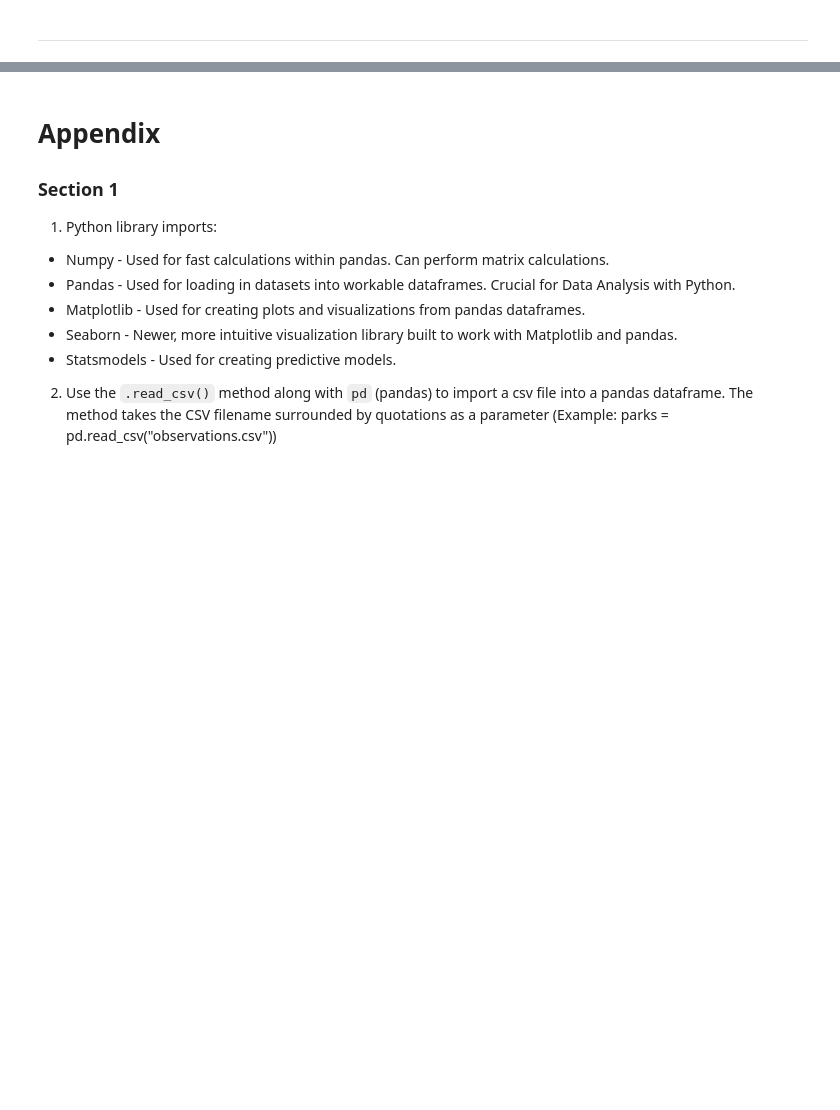
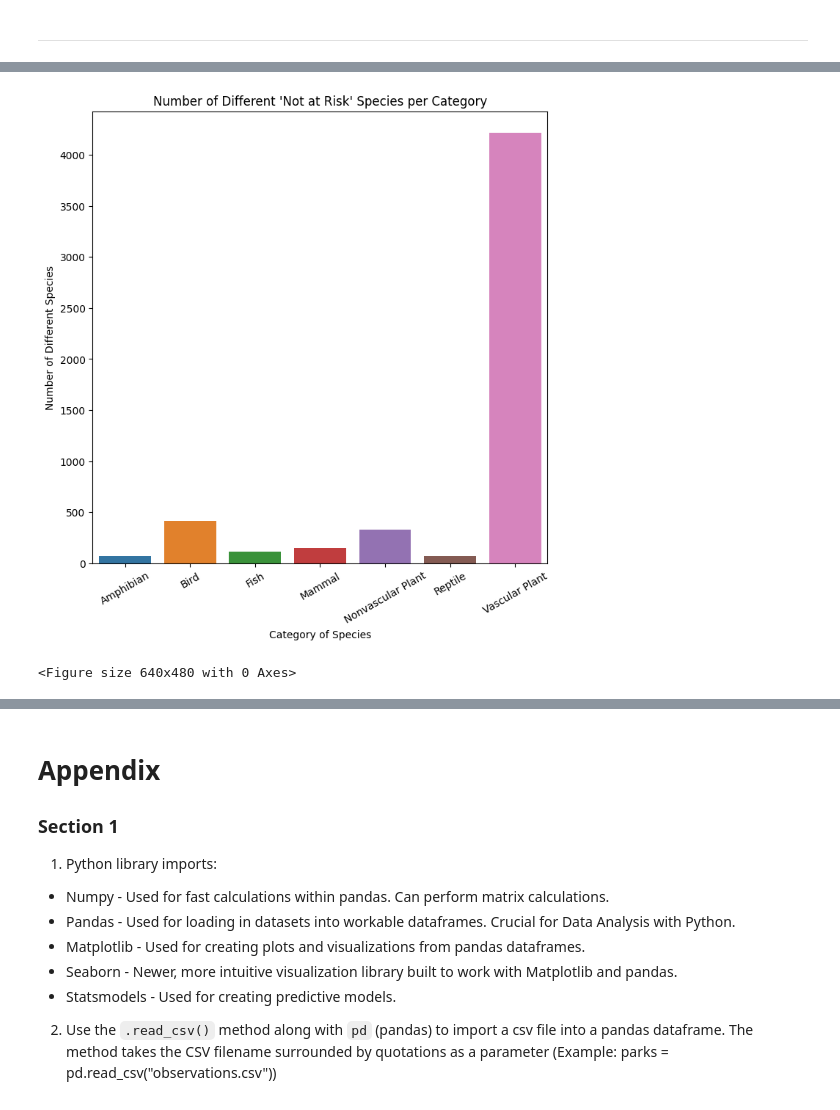
Before and after one commit to bsandma1/Biodiversity_Analysis, a Jupyter notebook: Biodiversity_Analysis.ipynb, the cells around one changed output, grey strips where cells are left out. Saved outputs shown, nothing was run; the diff lists cells and outputs as text; code cells hidden in the pictures; blank space fills up the shorter version.

```diff
--- a/Biodiversity_Analysis.ipynb
+++ b/Biodiversity_Analysis.ipynb
@@ -860,0 +934,24 @@ This is just a tiny example of why cleaning data is incredibly important, but th
+# %%
+# 40
+
+# Dataframe with 'Not at Risk' included
+category_nar_df = pk_sp_nar_included[['scientific_name', 'park_name', 'category', 'conservation_status']]
+
+# Have to drop duplicates or each scientific name will be counted 4 times each
+nar_category_status_species = category_nar_df.drop_duplicates(subset=['scientific_name'])
+
+nar_category_status_species = nar_category_status_species.groupby(['category', 'conservation_status']).scientific_name.count().reset_index()
+
+plt.figure(figsize=(8, 8))
+sns.barplot(data=nar_category_status_species, x='category', y='scientific_name')
+ax = plt.subplot()
+ax.set_xticks(range(len(nar_category_status_species.category.unique())))
+ax.set_xticklabels(nar_category_status_species.category.unique(), rotation=30)
+plt.title('Number of Different \'Not at Risk\' Species per Category')
+plt.ylabel('Number of Different Species')
+plt.xlabel('Category of Species')
+plt.show()
+plt.clf()
+# %% [output]
+[figure, added]
+<Figure size 640x480 with 0 Axes>
```
Also changed, not shown: parts of 15 cells of this notebook.
